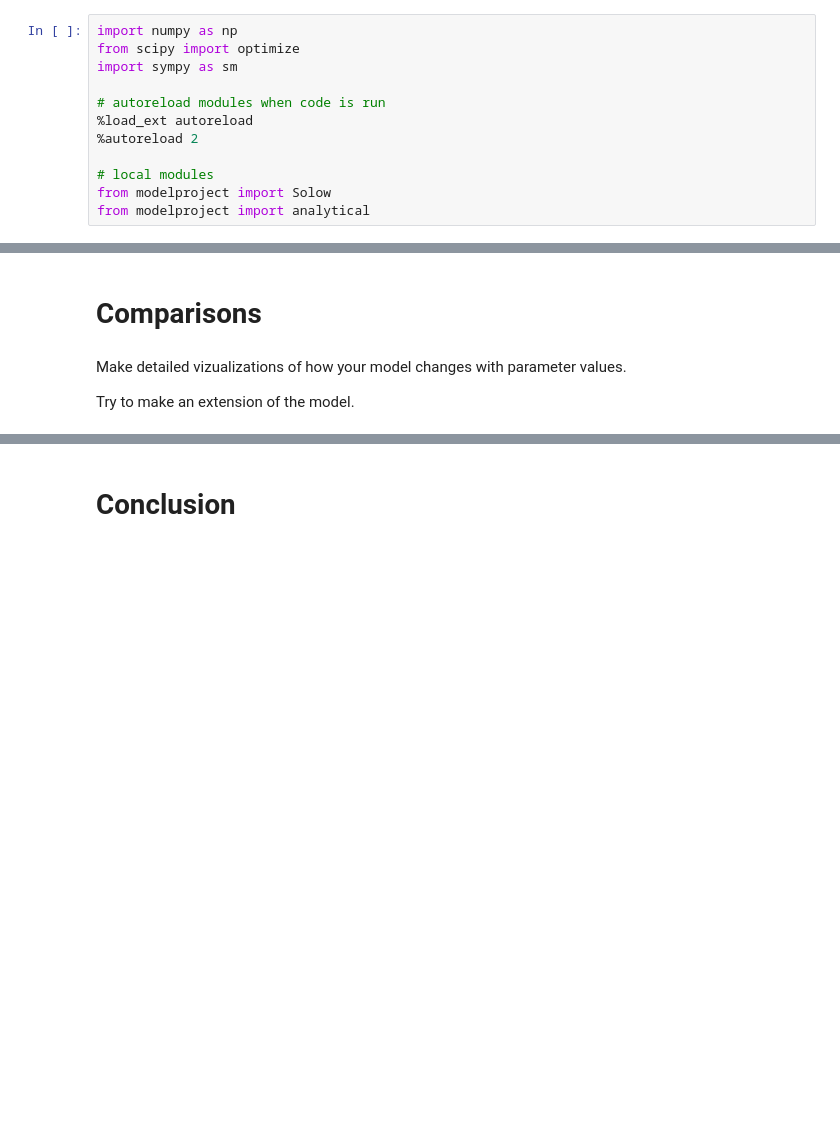
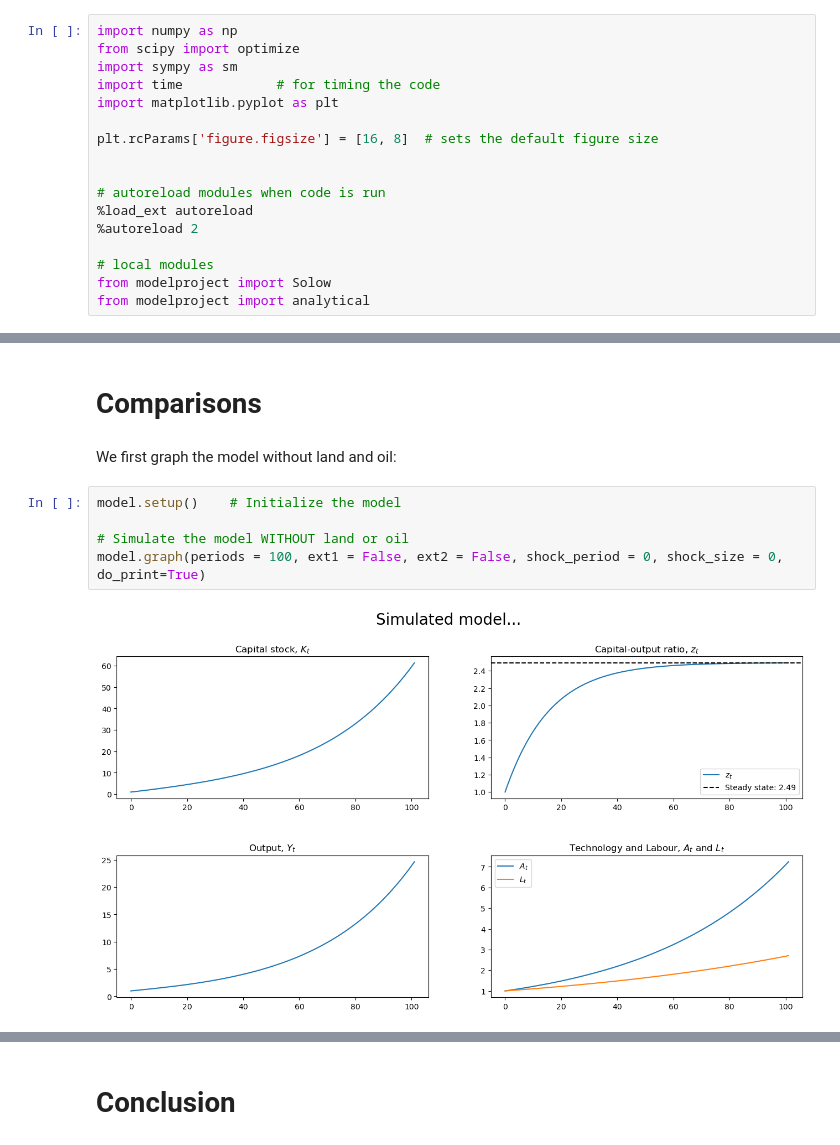
Before and after one commit to NumEconCopenhagen/projects-2024-codeonomics-crew, a Jupyter notebook: modelproject/modelproject.ipynb, the cells around one changed output, grey strips where cells are left out. Drawn from its saved outputs; the diff is of its cells as text; blank space fills up the shorter version.

Commit message:
plot_notdone

```diff
--- a/modelproject/modelproject.ipynb
+++ b/modelproject/modelproject.ipynb
@@ -6,6 +6,11 @@ Imports and set magics:
 import numpy as np
 from scipy import optimize
 import sympy as sm
+import time            # for timing the code
+import matplotlib.pyplot as plt
+
+plt.rcParams['figure.figsize'] = [16, 8]  # sets the default figure size
+
 
 # autoreload modules when code is run
 %load_ext autoreload
@@ -211,7 +216,12 @@ We again check speed:
 We again see, that it is brentq that performs best.
 # %% [markdown]
 # Comparisons
-# %% [markdown]
-Make detailed vizualizations of how your model changes with parameter values.
-
-Try to make an extension of the model.
+# %% [markdown]
+We first graph the model without land and oil:
+# %%
+model.setup()    # Initialize the model
+
+# Simulate the model WITHOUT land or oil
+model.graph(periods = 100, ext1 = False, ext2 = False, shock_period = 0, shock_size = 0, do_print=True)
+# %% [output]
+[figure, added]
```
Also changed, not shown: parts of 4 cells of this notebook, 1 other file.
